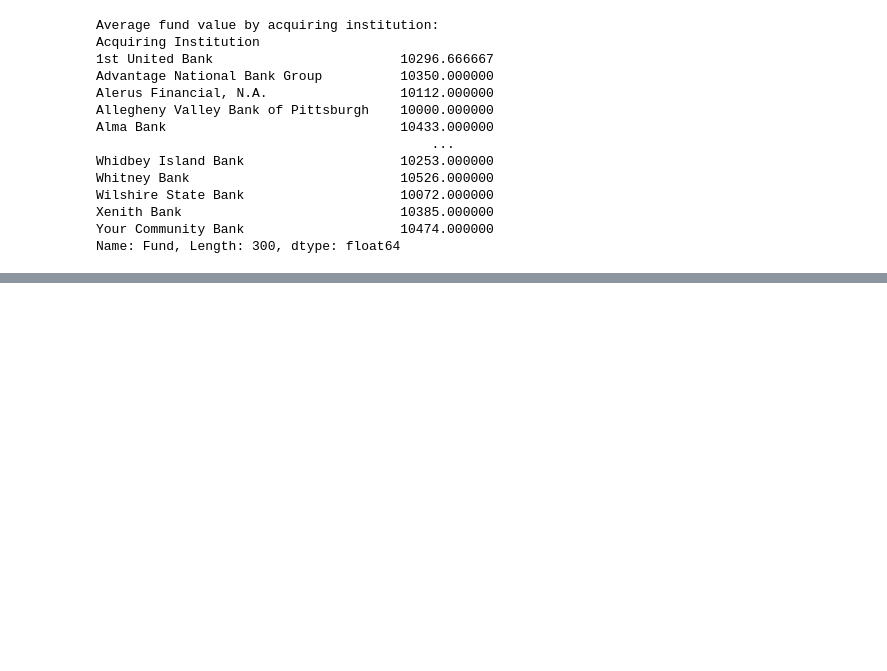
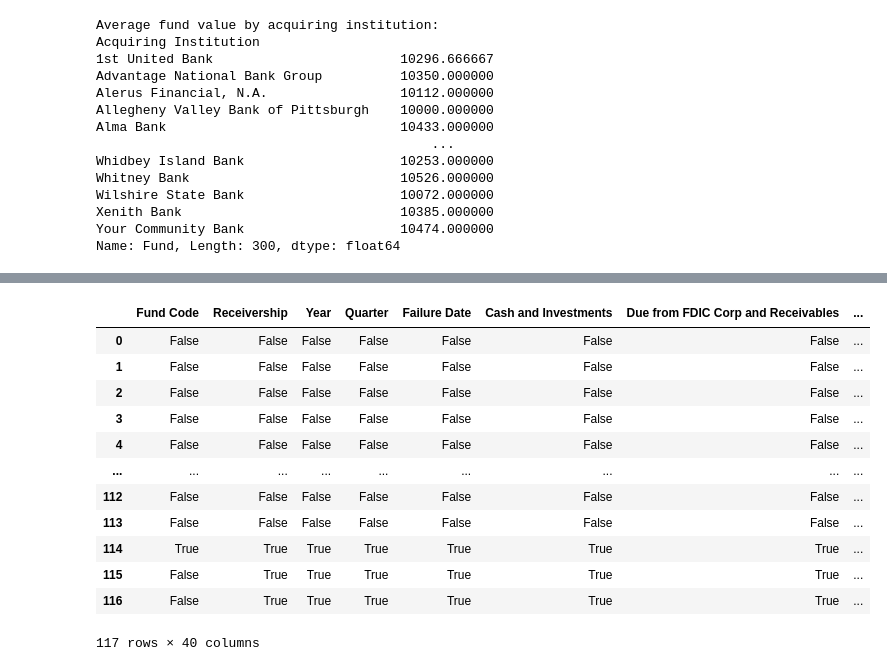
Before and after one commit to AdamEzzat1/failed_banks, a Jupyter notebook: Failed_Banks.ipynb, the cells around one changed output, grey strips where cells are left out. Saved outputs shown, nothing was run; the diff lists cells and outputs as text; code cells hidden in the pictures; blank space fills up the shorter version.

```diff
--- a/Failed_Banks.ipynb
+++ b/Failed_Banks.ipynb
@@ -96,3 +96,5 @@ Wilshire State Bank                    10072.000000
 Xenith Bank                            10385.000000
 Your Community Bank                    10474.000000
 Name: Fund, Length: 300, dtype: float64
+# %%
+df1 = pd.read_csv('BalanceSheetSummaries.csv', encoding='latin-1')
@@ -98,0 +197,16 @@ Name: Fund, Length: 300, dtype: float64
+# %%
+df1.isnull()
+# %% [output]
+|  | Fund Code | Receivership | Year | Quarter | Failure Date | Cash and Investments | Due from FDIC Corp and Receivables | ... |
+| 0 | False | False | False | False | False | False | False | ... |
+| 1 | False | False | False | False | False | False | False | ... |
+| 2 | False | False | False | False | False | False | False | ... |
+| 3 | False | False | False | False | False | False | False | ... |
+| 4 | False | False | False | False | False | False | False | ... |
+| ... | ... | ... | ... | ... | ... | ... | ... | ... |
+| 112 | False | False | False | False | False | False | False | ... |
+| 113 | False | False | False | False | False | False | False | ... |
+| 114 | True | True | True | True | True | True | True | ... |
+| 115 | False | True | True | True | True | True | True | ... |
+| 116 | False | True | True | True | True | True | True | ... |
+117 rows × 40 columns
```
Also changed, not shown: parts of 6 cells of this notebook.
